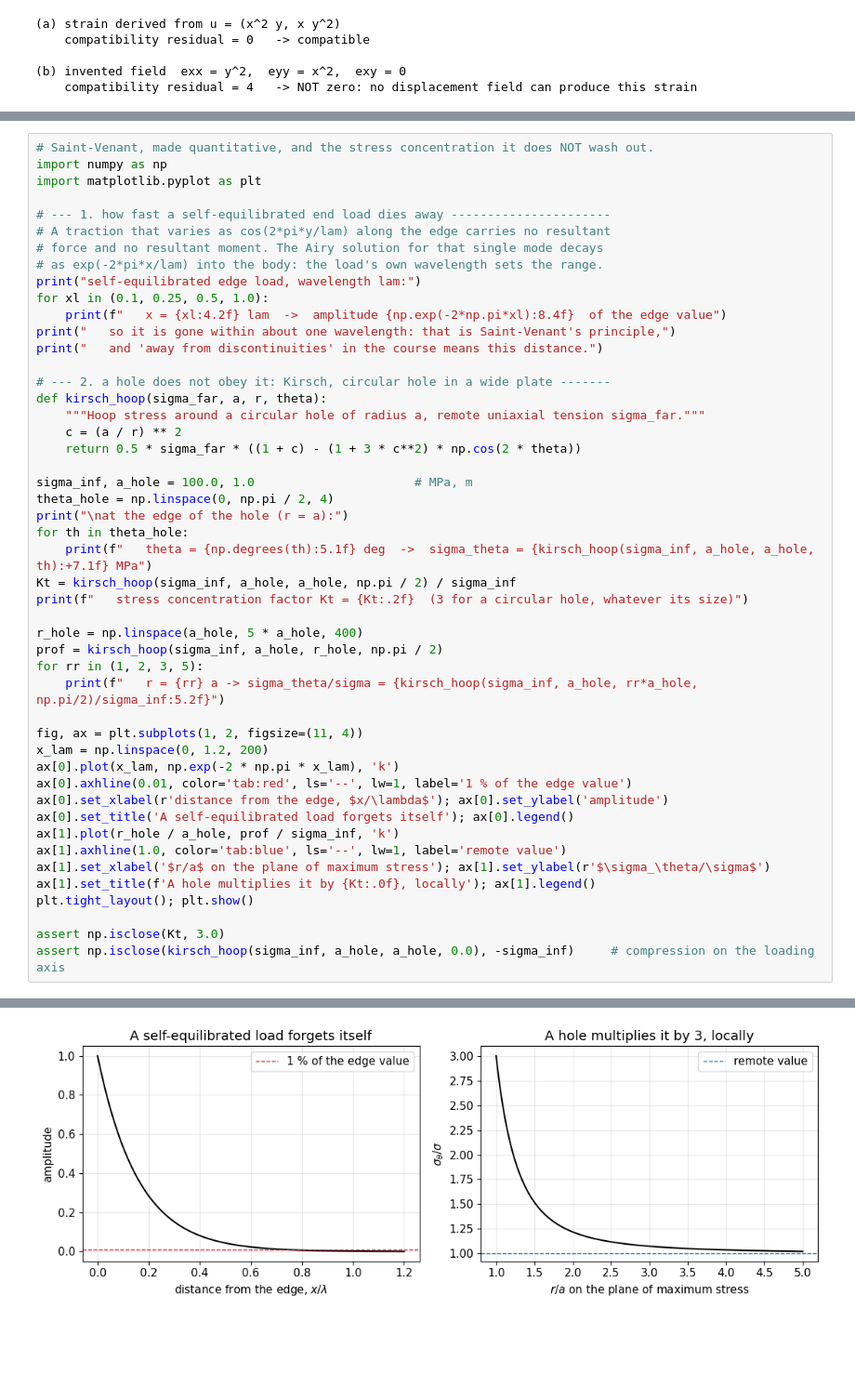
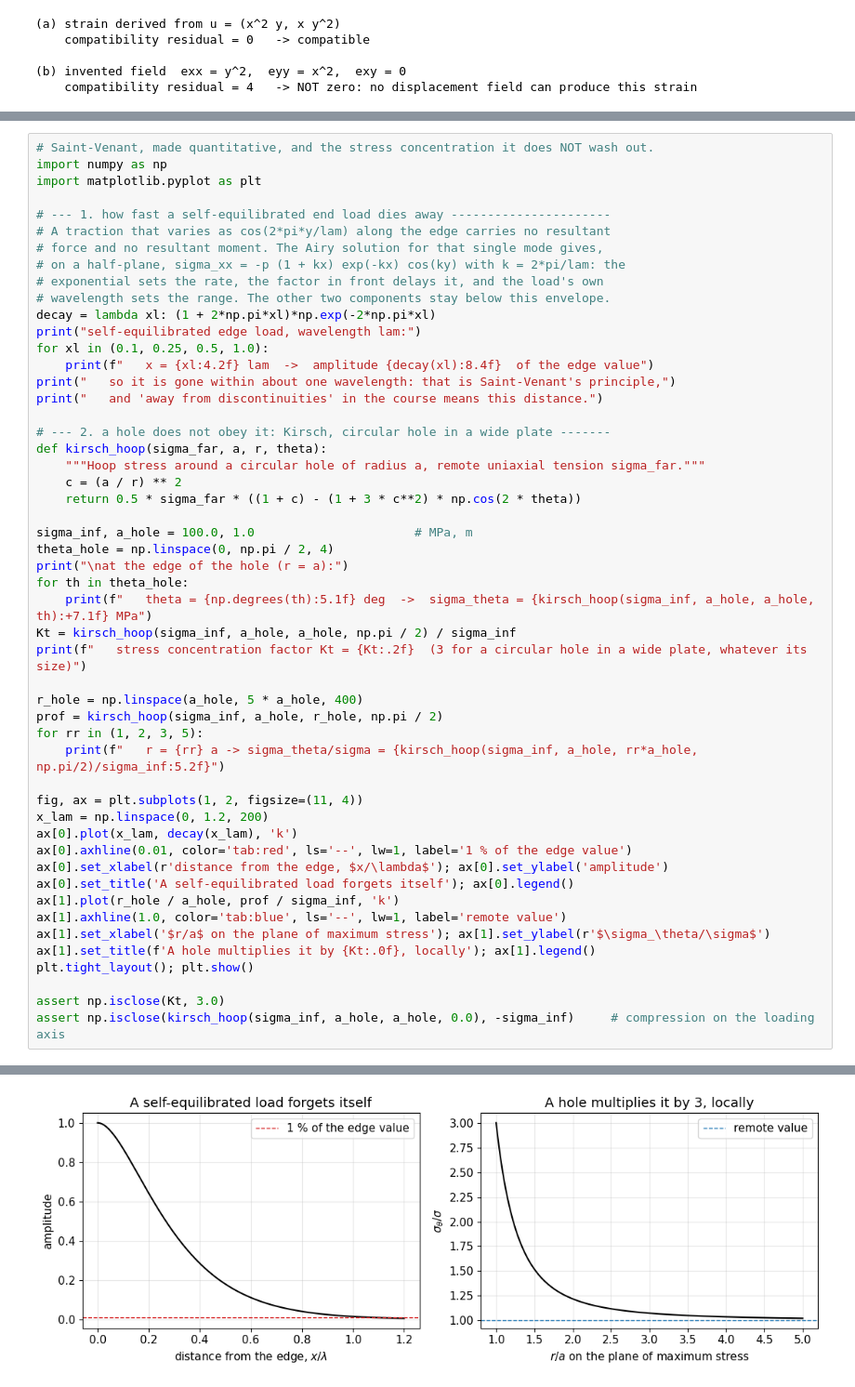
Before and after one commit to giozu/ndt-labs, a Jupyter notebook: tutoring/M1_continuum/M1_continuum.ipynb, the cells around one changed output, grey strips where cells are left out. Shown at 93% size. Cells and saved outputs as stored; diff of their text form; blank space fills up the shorter version.

Commit message:
M1: Saint-Venant decay is (1+kx)exp(-kx), not exp(-kx); shadow, not edge-on; Corradi Dell'Acqua

```diff
--- a/tutoring/M1_continuum/M1_continuum.ipynb
+++ b/tutoring/M1_continuum/M1_continuum.ipynb
@@ -959,11 +961,14 @@ import matplotlib.pyplot as plt
 
 # --- 1. how fast a self-equilibrated end load dies away ----------------------
 # A traction that varies as cos(2*pi*y/lam) along the edge carries no resultant
-# force and no resultant moment. The Airy solution for that single mode decays
-# as exp(-2*pi*x/lam) into the body: the load's own wavelength sets the range.
+# force and no resultant moment. The Airy solution for that single mode gives,
+# on a half-plane, sigma_xx = -p (1 + kx) exp(-kx) cos(ky) with k = 2*pi/lam: the
+# exponential sets the rate, the factor in front delays it, and the load's own
+# wavelength sets the range. The other two components stay below this envelope.
+decay = lambda xl: (1 + 2*np.pi*xl)*np.exp(-2*np.pi*xl)
 print("self-equilibrated edge load, wavelength lam:")
 for xl in (0.1, 0.25, 0.5, 1.0):
-    print(f"   x = {xl:4.2f} lam  ->  amplitude {np.exp(-2*np.pi*xl):8.4f}  of the edge value")
+    print(f"   x = {xl:4.2f} lam  ->  amplitude {decay(xl):8.4f}  of the edge value")
 print("   so it is gone within about one wavelength: that is Saint-Venant's principle,")
 print("   and 'away from discontinuities' in the course means this distance.")
 
@@ -979,7 +984,7 @@ print("\nat the edge of the hole (r = a):")
 for th in theta_hole:
     print(f"   theta = {np.degrees(th):5.1f} deg  ->  sigma_theta = {kirsch_hoop(sigma_inf, a_hole, a_hole, th):+7.1f} MPa")
 Kt = kirsch_hoop(sigma_inf, a_hole, a_hole, np.pi / 2) / sigma_inf
-print(f"   stress concentration factor Kt = {Kt:.2f}  (3 for a circular hole, whatever its size)")
+print(f"   stress concentration factor Kt = {Kt:.2f}  (3 for a circular hole in a wide plate, whatever its size)")
 
 r_hole = np.linspace(a_hole, 5 * a_hole, 400)
 prof = kirsch_hoop(sigma_inf, a_hole, r_hole, np.pi / 2)
@@ -988,7 +993,7 @@ for rr in (1, 2, 3, 5):
 
 fig, ax = plt.subplots(1, 2, figsize=(11, 4))
 x_lam = np.linspace(0, 1.2, 200)
-ax[0].plot(x_lam, np.exp(-2 * np.pi * x_lam), 'k')
+ax[0].plot(x_lam, decay(x_lam), 'k')
 ax[0].axhline(0.01, color='tab:red', ls='--', lw=1, label='1 % of the edge value')
 ax[0].set_xlabel(r'distance from the edge, $x/\lambda$'); ax[0].set_ylabel('amplitude')
 ax[0].set_title('A self-equilibrated load forgets itself'); ax[0].legend()
@@ -1018,8 +1023,8 @@ at the edge of the hole (r = a):
    r = 1 a -> sigma_theta/sigma =  3.00
    r = 2 a -> sigma_theta/sigma =  1.22
    r = 3 a -> sigma_theta/sigma =  1.07
    r = 5 a -> sigma_theta/sigma =  1.02
-[figure, old version]
+[figure, new version]
 # %% [markdown]
 ---
 ## 8. Exercises
```
Also changed, not shown: parts of 6 cells of this notebook.
